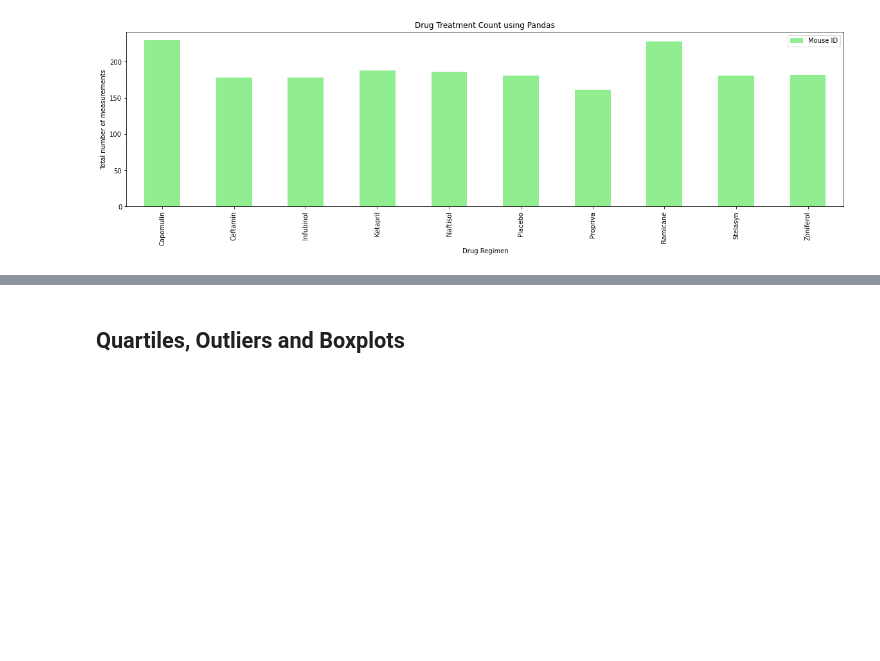
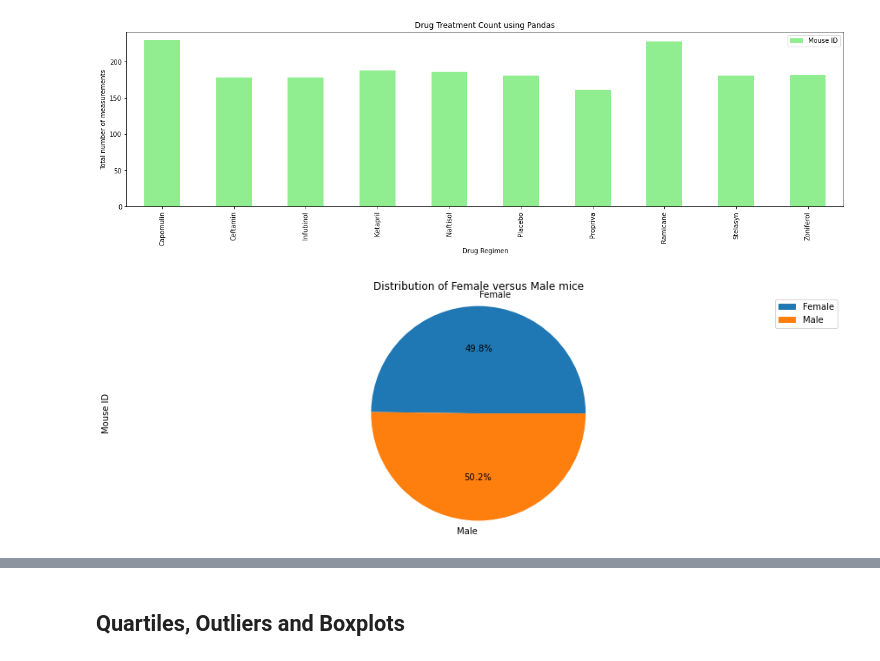
Before and after one commit to VijetaPuthran/Matplotlib, a Jupyter notebook: Pymaceuticals/pymaceuticals_starter.ipynb, the cells around one changed output, grey strips where cells are left out. Drawn from its saved outputs; the diff is of its cells as text; code cells hidden in the pictures; blank space fills up the shorter version.

Commit message:
Pie plot scripts added

```diff
--- a/Pymaceuticals/pymaceuticals_starter.ipynb
+++ b/Pymaceuticals/pymaceuticals_starter.ipynb
@@ -186,0 +182,14 @@ data_clean_df
+# %%
+# Generate a pie plot showing the distribution of female versus male mice using pandas
+data_clean_df
+gender_df = pd.DataFrame(data_clean_df.groupby(["Sex"]).count()).reset_index()
+gender_df.head()
+gender_df = gender_df[["Sex","Mouse ID"]]
+
+gender_df.plot(kind="pie", y = "Mouse ID", autopct='%1.1f%%', labels=gender_df["Sex"],
+               title=("Distribution of Female versus Male mice"))
+
+plt.axis("equal")
+plt.show()
+# %% [output]
+[figure, added]
```
Also changed, not shown: parts of 3 cells of this notebook, 1 other file.
